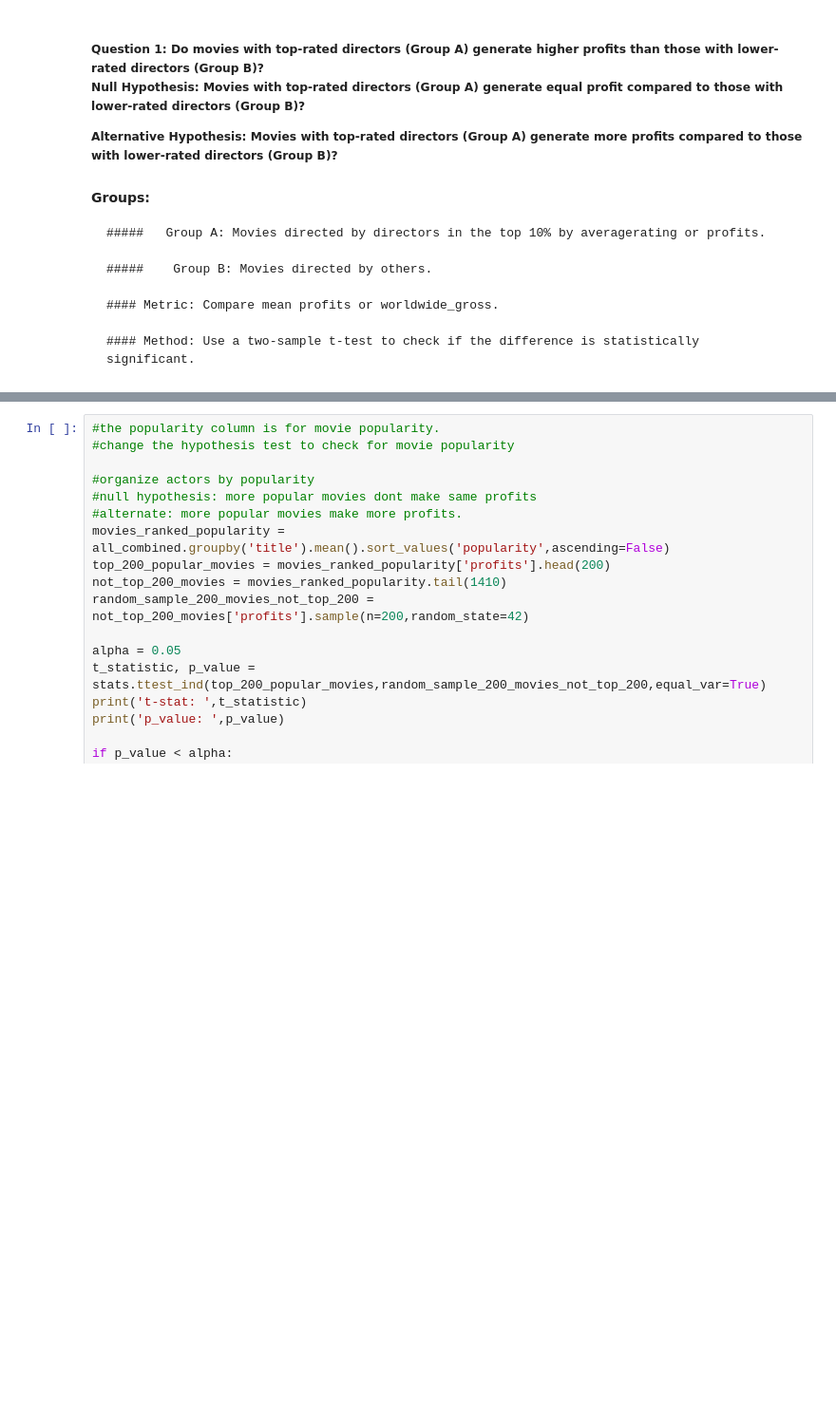
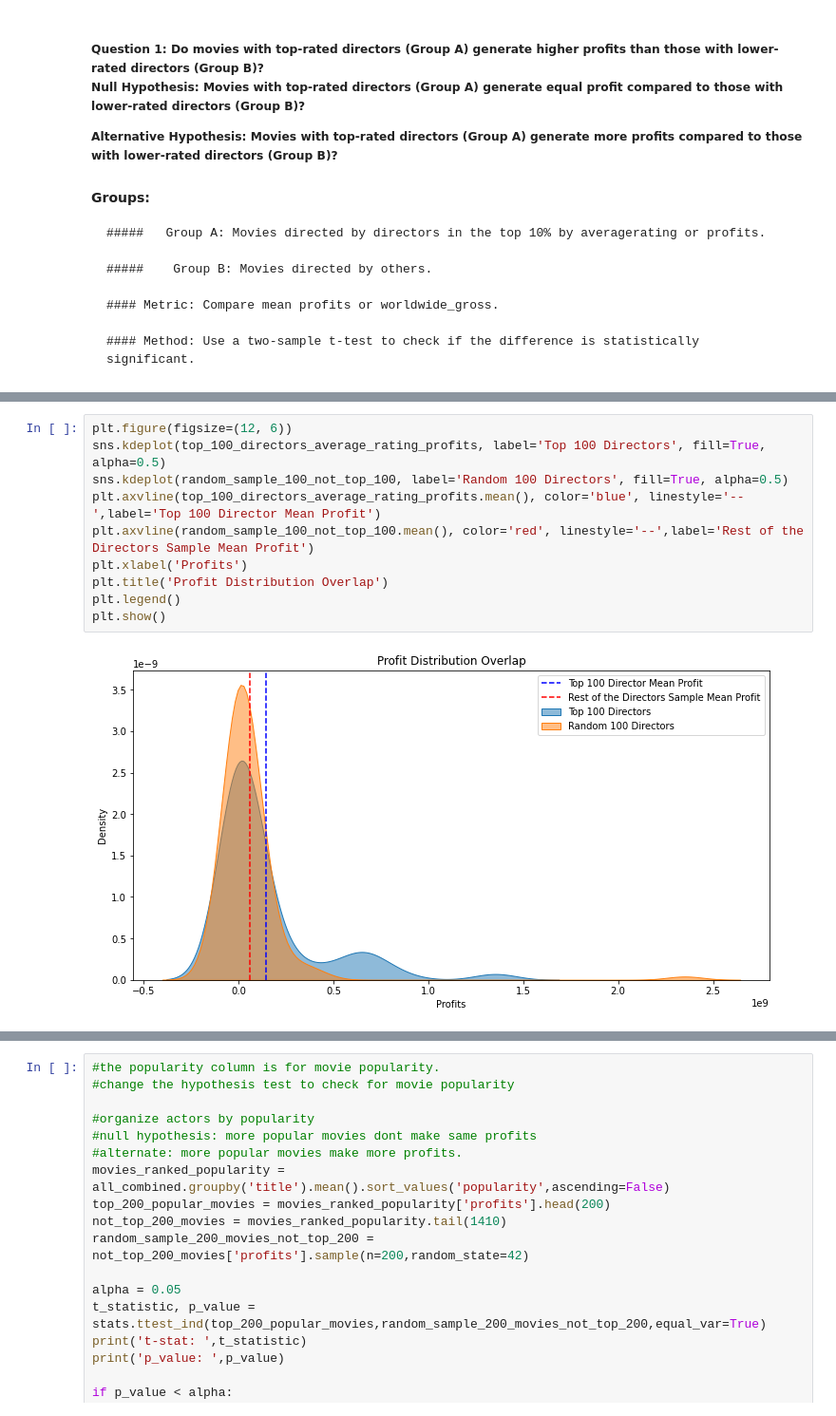
Before and after one commit to FrancisNdirangu/Phase-2-Project, a Jupyter notebook: movies_notebook_2 brian visuals.ipynb, the cells around one changed output, grey strips where cells are left out. Shown at 95% size. Drawn from its saved outputs; the diff is of its cells as text; blank space fills up the shorter version.

```diff
--- a/movies_notebook_2 brian visuals.ipynb
+++ b/movies_notebook_2 brian visuals.ipynb
@@ -907,0 +923,12 @@ A cohen d value of 0.44 indicates that the difference between having a top 100 d
+# %%
+plt.figure(figsize=(12, 6))
+sns.kdeplot(top_100_directors_average_rating_profits, label='Top 100 Directors', fill=True, alpha=0.5)
+sns.kdeplot(random_sample_100_not_top_100, label='Random 100 Directors', fill=True, alpha=0.5)
+plt.axvline(top_100_directors_average_rating_profits.mean(), color='blue', linestyle='--',label='Top 100 Director Mean Profit')
+plt.axvline(random_sample_100_not_top_100.mean(), color='red', linestyle='--',label='Rest of the Directors Sample Mean Profit')
+plt.xlabel('Profits')
+plt.title('Profit Distribution Overlap')
+plt.legend()
+plt.show()
+# %% [output]
+[figure, added]
```
Also changed, not shown: parts of 3 cells of this notebook.
